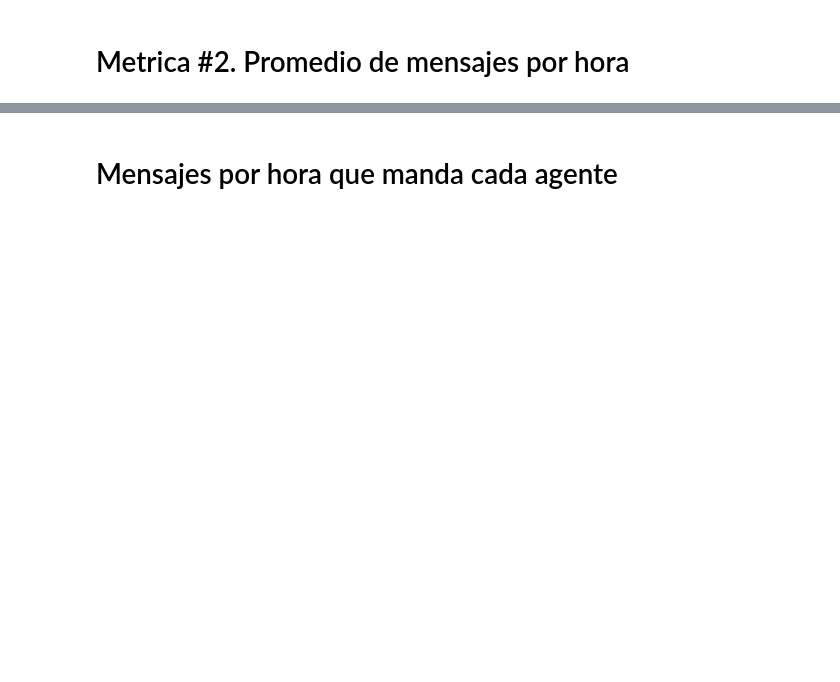
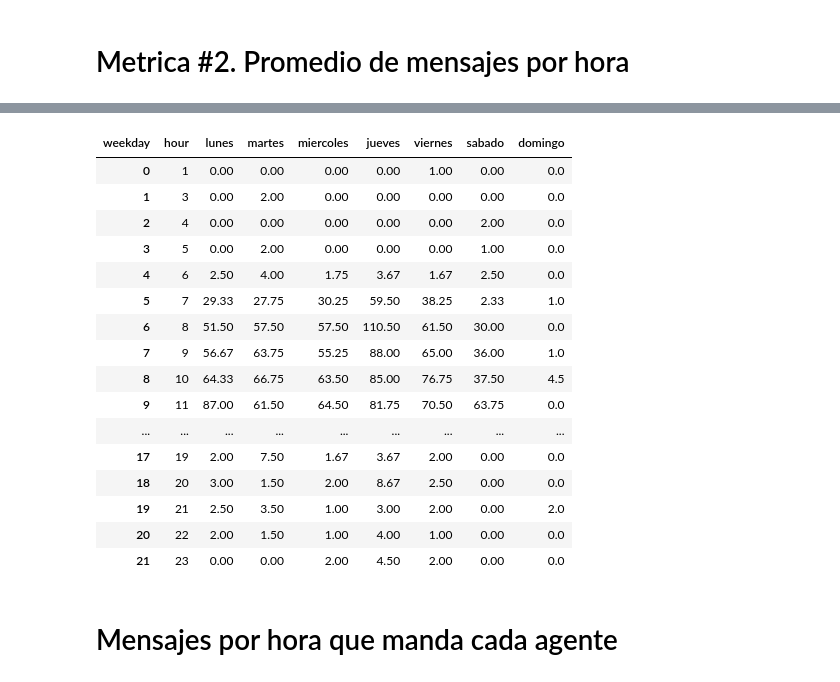
Before and after one commit to Jona-2006-17/analisis, a Jupyter notebook: analisis.ipynb, the cells around one changed output, grey strips where cells are left out. Saved outputs shown, nothing was run; the diff lists cells and outputs as text; code cells hidden in the pictures; blank space fills up the shorter version.

Commit message:
metricas

```diff
--- a/analisis.ipynb
+++ b/analisis.ipynb
@@ -4,7 +4,19 @@ import numpy as np
 from sqlalchemy import create_engine
 import holidays
 import re
+import matplotlib.pyplot as plt
+import matplotlib
+matplotlib.use('Agg')
+import seaborn as sns
 engine = create_engine("postgresql+psycopg2://intern_new:internpass_new@localhost:5434/intern_db_new")
+engine2 = create_engine("postgresql+psycopg2://intern:internpass@localhost:5433/intern_db")
+
+
+year_rp = 2025
+month_rp = 11
+
+start_day = 1
+end_day = 30
 # %% [markdown]
 # Metrica #1. Promedio Diario de Conversaciones
 # %%
@@ -115,8 +121,6 @@ Sabado: 22.25
 # %% [markdown]
 # Metrica  #2. Promedio de mensajes por hora
 # %%
-## metrica nueva: mensajes por hora que mande cada agente
-
 sentencia_messages = "SELECT * FROM messages WHERE created_at >= '2025-11-01'"
 df_all_messages = pd.read_sql(sentencia_messages, engine)
 
@@ -124,38 +128,45 @@ df_messages = df_all_messages[(df_all_messages['conversation_id'].isin(ids_conve
 df_messages = df_messages.sort_values(['conversation_id', 'created_at'])
 
 
-msg_agnts = df_messages[(df_messages['sender_type'].notna()) & (df_messages['sender_type'] == 'User') & (df_messages['sender_id'] != 1) & (df_messages['sender_id'] != 11)].copy()
-df_messages = df_messages[(df_messages['sender_type'].notna()) & (df_messages['sender_type'] != 'User')]
+msg_agnts = df_messages[
+    (df_messages['sender_type'].notna()) &
+    (df_messages['sender_type'] == 'User') &
+    (df_messages['sender_id'] != 1) &
+    (df_messages['sender_id'] != 11) &
+    (df_messages['sender_id'] != 14) &
+    (df_messages['sender_id'] != 9)
+    ].copy()
+df_messages_contact = df_messages[(df_messages['sender_type'].notna()) & (df_messages['sender_type'] != 'User')].copy()
 
-df_messages['weekday'] = df_messages['created_at'].dt.weekday
+df_messages_contact['created_at'] = df_messages_contact['created_at'].dt.tz_localize('UTC')
+df_messages_contact['created_at'] = df_messages_contact['created_at'].dt.tz_convert('America/Bogota')
 
-promedios_por_hora_24h = (df_messages.groupby([df_messages['weekday'], df_messages['created_at'].dt.to_period('h')]).size().groupby(level=0).mean().round(2))
-
-print(f"Total mensajes de contactos en el mes: {len(df_messages)}\n")
-print(f"Promedio mensajes de contactos en las 24h:")
-print(f"Lunes: {promedios_por_hora_24h[0]}")
-print(f"Martes: {promedios_por_hora_24h[1]}")
-print(f"Miercoles: {promedios_por_hora_24h[2]}")
-print(f"Jueves: {promedios_por_hora_24h[3]}")
-print(f"Viernes: {promedios_por_hora_24h[4]}")
-print(f"Sabado: {promedios_por_hora_24h[5]}")
-print(f"Sabado: {promedios_por_hora_24h[6]} \n")
+df_messages_contact['weekday'] = df_messages_contact['created_at'].dt.weekday
+df_messages_contact['hour'] = df_messages_contact['created_at'].dt.hour
+df_messages_contact['date'] = df_messages_contact['created_at'].dt.date
 
 
-df_habiles_messag = df_messages[
-    ((df_messages['weekday'] != 6) & (df_messages['weekday'] != 5) & (df_messages['created_at'].dt.hour >=12) & (df_messages['created_at'].dt.hour <=22)) | (
-        (df_messages['weekday'] == 5) &
-        (df_messages['created_at'].dt.hour >= 13) &
-        (df_messages['created_at'].dt.hour <= 17)
-    )
-]
-promedios_por_hora = (df_habiles_messag.groupby([df_habiles_messag['weekday'], df_habiles_messag['created_at'].dt.to_period('h')]).size().groupby(level=0).mean().round(2))
+conteo_dias = (
+    df_messages_contact.groupby(['weekday', 'date', 'hour'])
+    .size()
+    .reset_index(name='conteo')
+)
+promedio_por_hora = (
+    conteo_dias
+    .groupby(['weekday', 'hour'])['conteo']
+    .mean()
+    .round(2)
+)
+promedio_por_hora.head(30)
 
-print(f"Promedio mensajes de contactos en horario laboral:")
-print(f"Lunes:{promedios_por_hora[0]}")
-print(f"Martes: {promedios_por_hora[1]}")
-print(f"Miercoles: {promedios_por_hora[2]}")
-print(f"Jueves: {promedios_por_hora[3]}")
-print(f"Viernes: {promedios_por_hora[4]}")
-print(f"Sabado: {promedios_por_hora[5]}")
+tabla = promedio_por_hora.unstack(level=0)
+
+
+tabla = tabla.rename(columns=mapa_dias)
+
+tabla = tabla.reset_index()
+
+tabla = tabla.sort_values("hour")
+tabla = tabla.fillna(0)
+tabla
 # %% [output]
@@ -180,3 +173,20 @@ Sabado: 30.32
+| weekday | hour | lunes | martes | miercoles | jueves | viernes | sabado | domingo |
+| 0 | 1 | 0.00 | 0.00 | 0.00 | 0.00 | 1.00 | 0.00 | 0.0 |
+| 1 | 3 | 0.00 | 2.00 | 0.00 | 0.00 | 0.00 | 0.00 | 0.0 |
+| 2 | 4 | 0.00 | 0.00 | 0.00 | 0.00 | 0.00 | 2.00 | 0.0 |
+| 3 | 5 | 0.00 | 2.00 | 0.00 | 0.00 | 0.00 | 1.00 | 0.0 |
+| 4 | 6 | 2.50 | 4.00 | 1.75 | 3.67 | 1.67 | 2.50 | 0.0 |
+| 5 | 7 | 29.33 | 27.75 | 30.25 | 59.50 | 38.25 | 2.33 | 1.0 |
+| 6 | 8 | 51.50 | 57.50 | 57.50 | 110.50 | 61.50 | 30.00 | 0.0 |
+| 7 | 9 | 56.67 | 63.75 | 55.25 | 88.00 | 65.00 | 36.00 | 1.0 |
+| 8 | 10 | 64.33 | 66.75 | 63.50 | 85.00 | 76.75 | 37.50 | 4.5 |
+| 9 | 11 | 87.00 | 61.50 | 64.50 | 81.75 | 70.50 | 63.75 | 0.0 |
+| ... | ... | ... | ... | ... | ... | ... | ... | ... |
+| 17 | 19 | 2.00 | 7.50 | 1.67 | 3.67 | 2.00 | 0.00 | 0.0 |
+| 18 | 20 | 3.00 | 1.50 | 2.00 | 8.67 | 2.50 | 0.00 | 0.0 |
+| 19 | 21 | 2.50 | 3.50 | 1.00 | 3.00 | 2.00 | 0.00 | 2.0 |
+| 20 | 22 | 2.00 | 1.50 | 1.00 | 4.00 | 1.00 | 0.00 | 0.0 |
+| 21 | 23 | 0.00 | 0.00 | 2.00 | 4.50 | 2.00 | 0.00 | 0.0 |
 # %% [markdown]
 # Mensajes por hora que manda cada agente
 # %%
```
Also changed, not shown: parts of 27 cells of this notebook, 22 other files.
